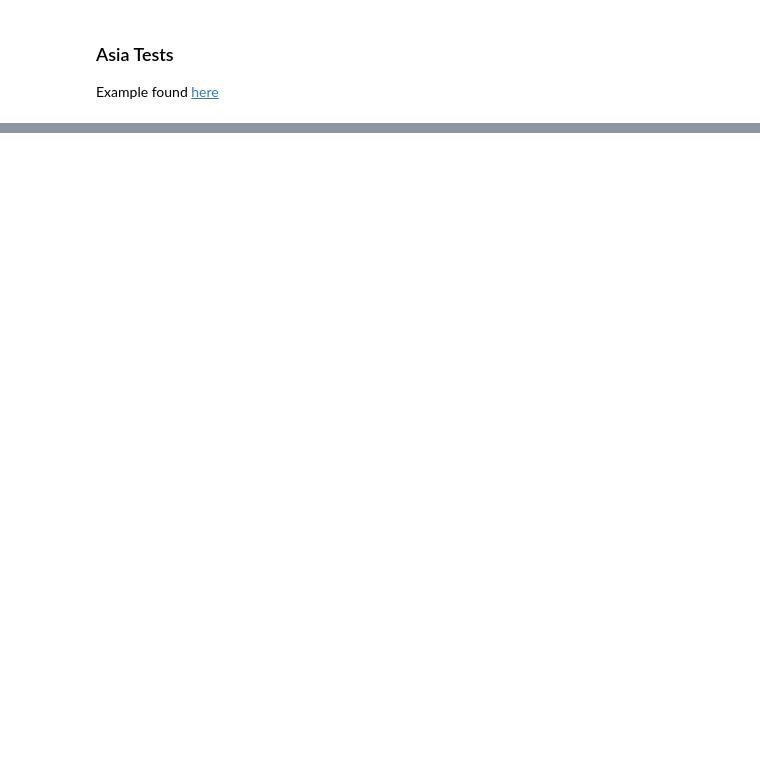
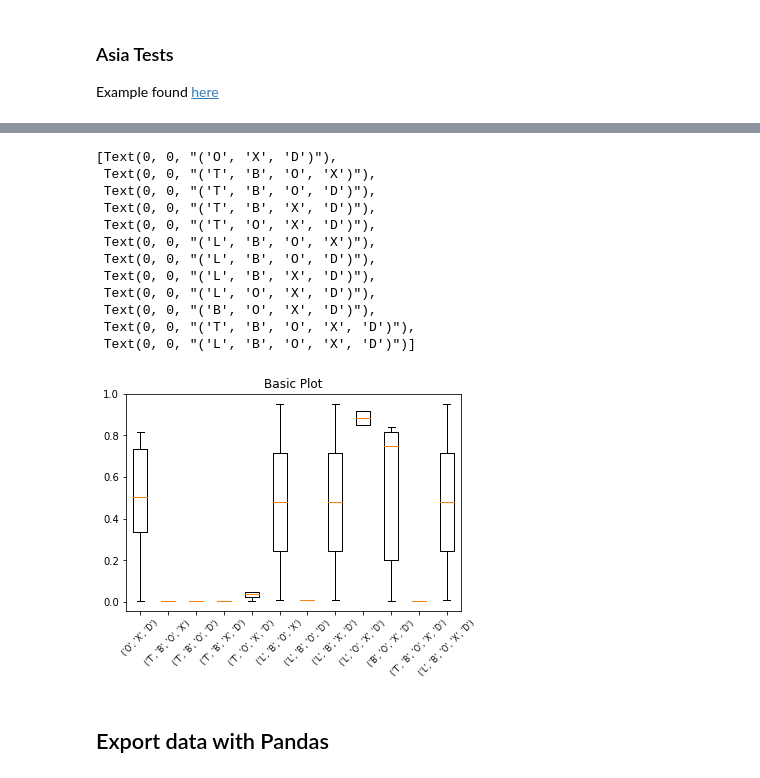
Before and after one commit to nico-espinosadice/abductive-theory, a Jupyter notebook: hyp-functionality.ipynb, the cells around one changed output, grey strips where cells are left out. Saved outputs shown, nothing was run; the diff lists cells and outputs as text; code cells hidden in the pictures; blank space fills up the shorter version.

```diff
--- a/hyp-functionality.ipynb
+++ b/hyp-functionality.ipynb
@@ -448,0 +568,22 @@ potential hypothesis h|o {('V', 'O'): 0.008466027288745685, ('V', 'T', 'L'): 7.1
+# %%
+fig1, ax1 = plt.subplots()
+ax1.set_title('Basic Plot')
+ax1.boxplot(all_data[int(3*len(all_data)/4):])
+ax1.set_xticklabels(list(final_results.keys())[int(3*len(final_results.keys())/4):],
+                    rotation=45, fontsize=8)
+# %% [output]
+[Text(0, 0, "('O', 'X', 'D')"),
+ Text(0, 0, "('T', 'B', 'O', 'X')"),
+ Text(0, 0, "('T', 'B', 'O', 'D')"),
+ Text(0, 0, "('T', 'B', 'X', 'D')"),
+ Text(0, 0, "('T', 'O', 'X', 'D')"),
+ Text(0, 0, "('L', 'B', 'O', 'X')"),
+ Text(0, 0, "('L', 'B', 'O', 'D')"),
+ Text(0, 0, "('L', 'B', 'X', 'D')"),
+ Text(0, 0, "('L', 'O', 'X', 'D')"),
+ Text(0, 0, "('B', 'O', 'X', 'D')"),
+ Text(0, 0, "('T', 'B', 'O', 'X', 'D')"),
+ Text(0, 0, "('L', 'B', 'O', 'X', 'D')")]
+[figure, added]
+# %% [markdown]
+## Export data with Pandas
```
Also changed, not shown: parts of 42 cells of this notebook, 1 other file.
